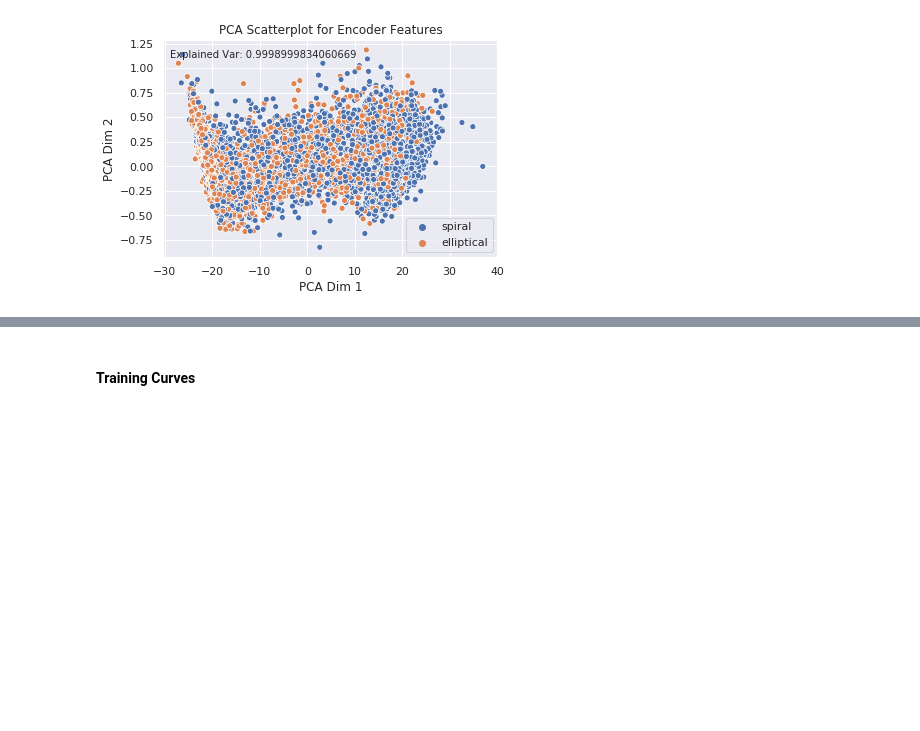
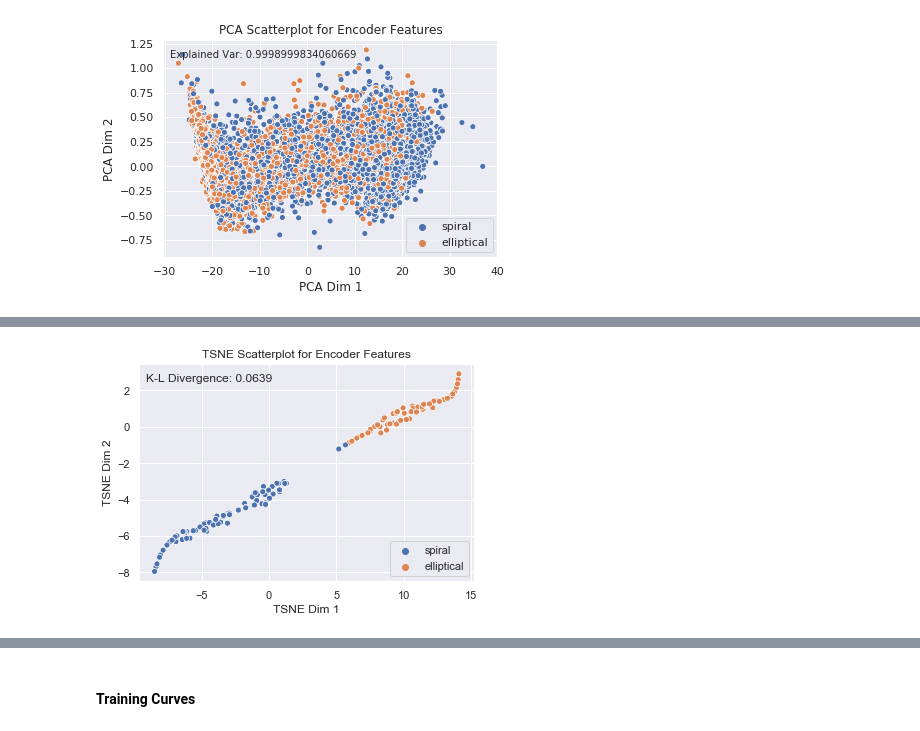
Before and after one commit to goelsaksham/Zooniverse_CNN_Clustering, a Jupyter notebook: src/DEC Supervised Learning + Clustering - Execute Notebook.ipynb, the cells around one changed output, grey strips where cells are left out. Drawn from its saved outputs; the diff is of its cells as text; code cells hidden in the pictures; blank space fills up the shorter version.

```diff
--- a/src/DEC Supervised Learning + Clustering - Execute Notebook.ipynb
+++ b/src/DEC Supervised Learning + Clustering - Execute Notebook.ipynb
@@ -408,3 +410,19 @@ plt.savefig(f'{results_save_dir}/PCAencoding_pca_features.png')
 CPU times: user 6.66 s, sys: 768 ms, total: 7.43 s
 Wall time: 5.91 s
 [figure]
+# %%
+%%time
+tsne_mod = TSNE(2)
+reduced_features = tsne_mod.fit_transform(dec_encoder_model_pred)
+
+fig, ax = plt.subplots(1, 1)
+sns.scatterplot(reduced_features[:, 0], reduced_features[:, 1],
+                hue=np.where(train_labels==0, 'elliptical', 'spiral'), ax=ax)
+ax.text(0.02, 0.92, f'K-L Divergence: {np.round(tsne_mod.kl_divergence_, decimals=4)}',
+        transform=ax.transAxes)
+ax.set_xlabel('TSNE Dim 1')
+ax.set_ylabel('TSNE Dim 2')
+ax.set_title('TSNE Scatterplot for Encoder Features')
+ax.legend(loc=4)
+plt.savefig(f'{results_save_dir}/TSNE_encoding_features.png')
+# %% [output]
@@ -410,0 +430 @@ Wall time: 5.91 s
+[figure, added]
```
Also changed, not shown: parts of 49 cells of this notebook, 12 other files.
